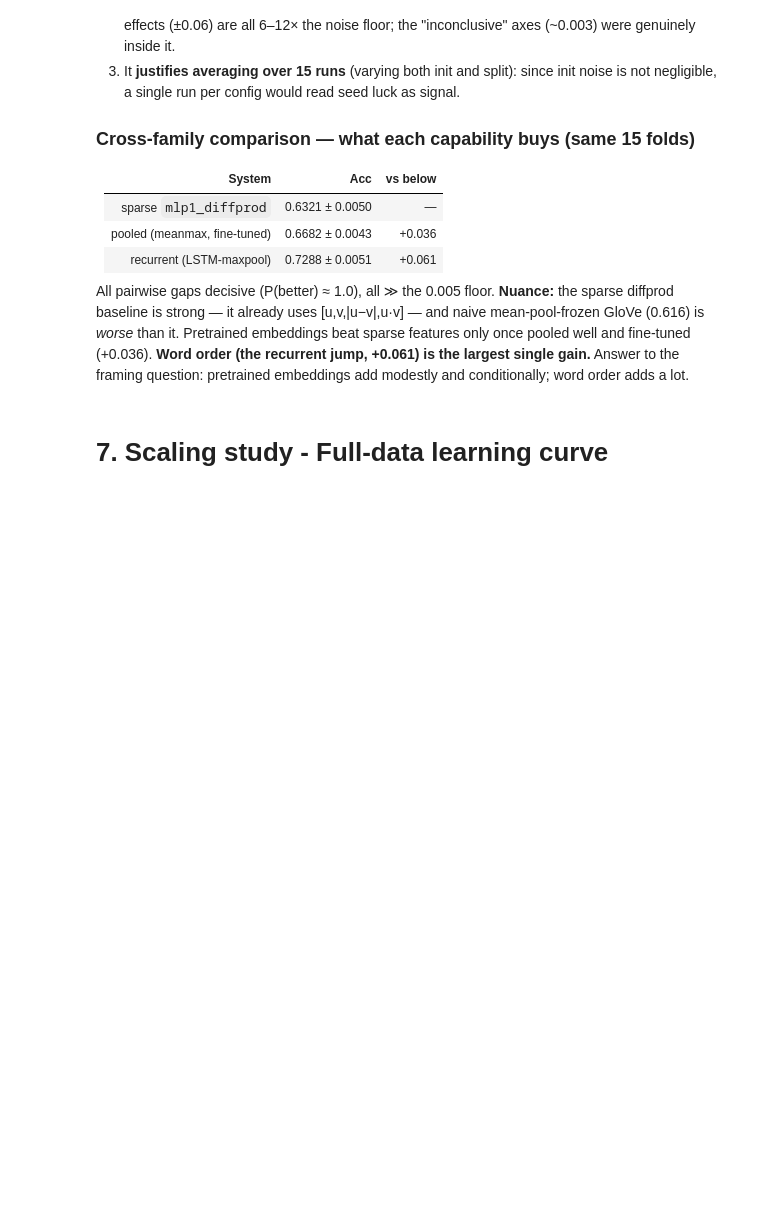
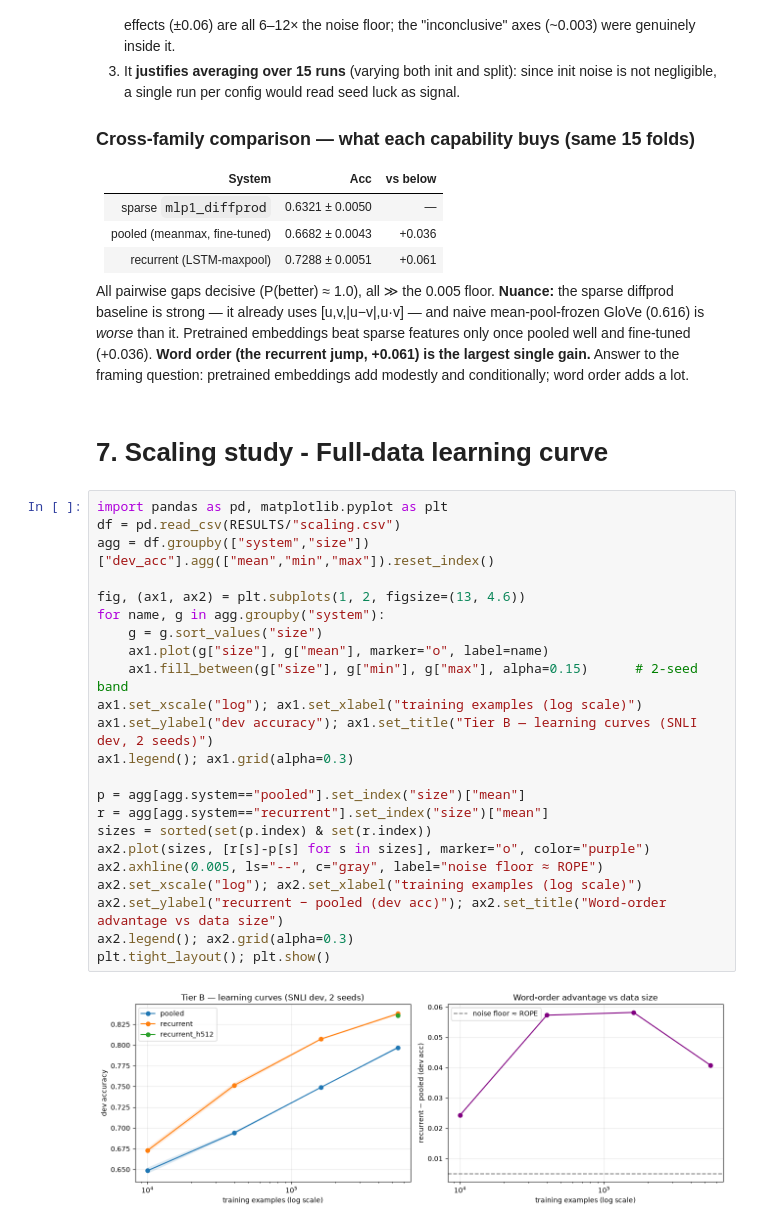
Before and after one commit to vvaitsopoulou/nlp2proj, a Jupyter notebook: part2/part2_anna.ipynb, the cells around one changed output. Drawn from its saved outputs; the diff is of its cells as text; blank space fills up the shorter version.

```diff
--- a/part2/part2_anna.ipynb
+++ b/part2/part2_anna.ipynb
@@ -1259,3 +1259,28 @@ gain.** Answer to the framing question: pretrained embeddings add modestly and c
 word order adds a lot.
 # %% [markdown]
 # 7. Scaling study - Full-data learning curve
+# %%
+import pandas as pd, matplotlib.pyplot as plt
+df = pd.read_csv(RESULTS/"scaling.csv")
+agg = df.groupby(["system","size"])["dev_acc"].agg(["mean","min","max"]).reset_index()
+
+fig, (ax1, ax2) = plt.subplots(1, 2, figsize=(13, 4.6))
+for name, g in agg.groupby("system"):
+    g = g.sort_values("size")
+    ax1.plot(g["size"], g["mean"], marker="o", label=name)
+    ax1.fill_between(g["size"], g["min"], g["max"], alpha=0.15)      # 2-seed band
+ax1.set_xscale("log"); ax1.set_xlabel("training examples (log scale)")
+ax1.set_ylabel("dev accuracy"); ax1.set_title("Tier B — learning curves (SNLI dev, 2 seeds)")
+ax1.legend(); ax1.grid(alpha=0.3)
+
+p = agg[agg.system=="pooled"].set_index("size")["mean"]
+r = agg[agg.system=="recurrent"].set_index("size")["mean"]
+sizes = sorted(set(p.index) & set(r.index))
+ax2.plot(sizes, [r[s]-p[s] for s in sizes], marker="o", color="purple")
+ax2.axhline(0.005, ls="--", c="gray", label="noise floor ≈ ROPE")
+ax2.set_xscale("log"); ax2.set_xlabel("training examples (log scale)")
+ax2.set_ylabel("recurrent − pooled (dev acc)"); ax2.set_title("Word-order advantage vs data size")
+ax2.legend(); ax2.grid(alpha=0.3)
+plt.tight_layout(); plt.show()
+# %% [output]
+[figure, added]
```
Also changed, not shown: parts of 2 cells of this notebook, 4 other files.
